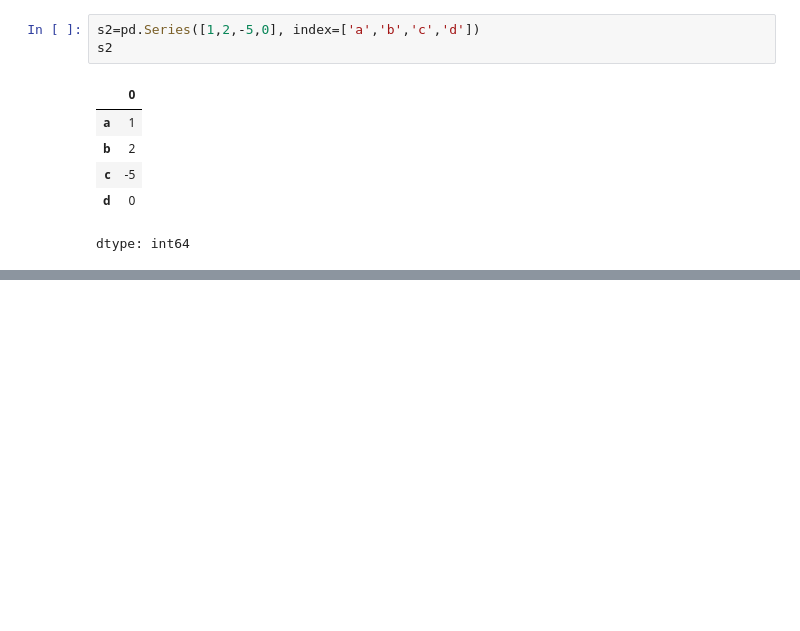
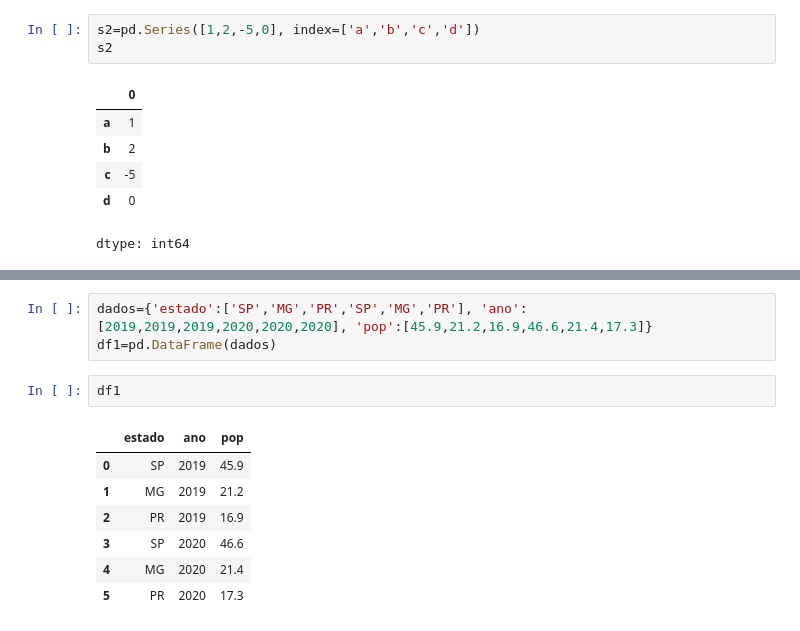
Before and after one commit to iraiore/google_colab, a Jupyter notebook: univesp_notbook2.ipynb, the cells around one changed output, grey strips where cells are left out. Saved outputs shown, nothing was run; the diff lists cells and outputs as text; blank space fills up the shorter version.

```diff
--- a/univesp_notbook2.ipynb
+++ b/univesp_notbook2.ipynb
@@ -35,0 +89,13 @@ dtype: int64
+# %%
+dados={'estado':['SP','MG','PR','SP','MG','PR'], 'ano':[2019,2019,2019,2020,2020,2020], 'pop':[45.9,21.2,16.9,46.6,21.4,17.3]}
+df1=pd.DataFrame(dados)
+# %%
+df1
+# %% [output]
+|  | estado | ano | pop |
+| 0 | SP | 2019 | 45.9 |
+| 1 | MG | 2019 | 21.2 |
+| 2 | PR | 2019 | 16.9 |
+| 3 | SP | 2020 | 46.6 |
+| 4 | MG | 2020 | 21.4 |
+| 5 | PR | 2020 | 17.3 |
```
Also changed, not shown: parts of 54 cells of this notebook.
